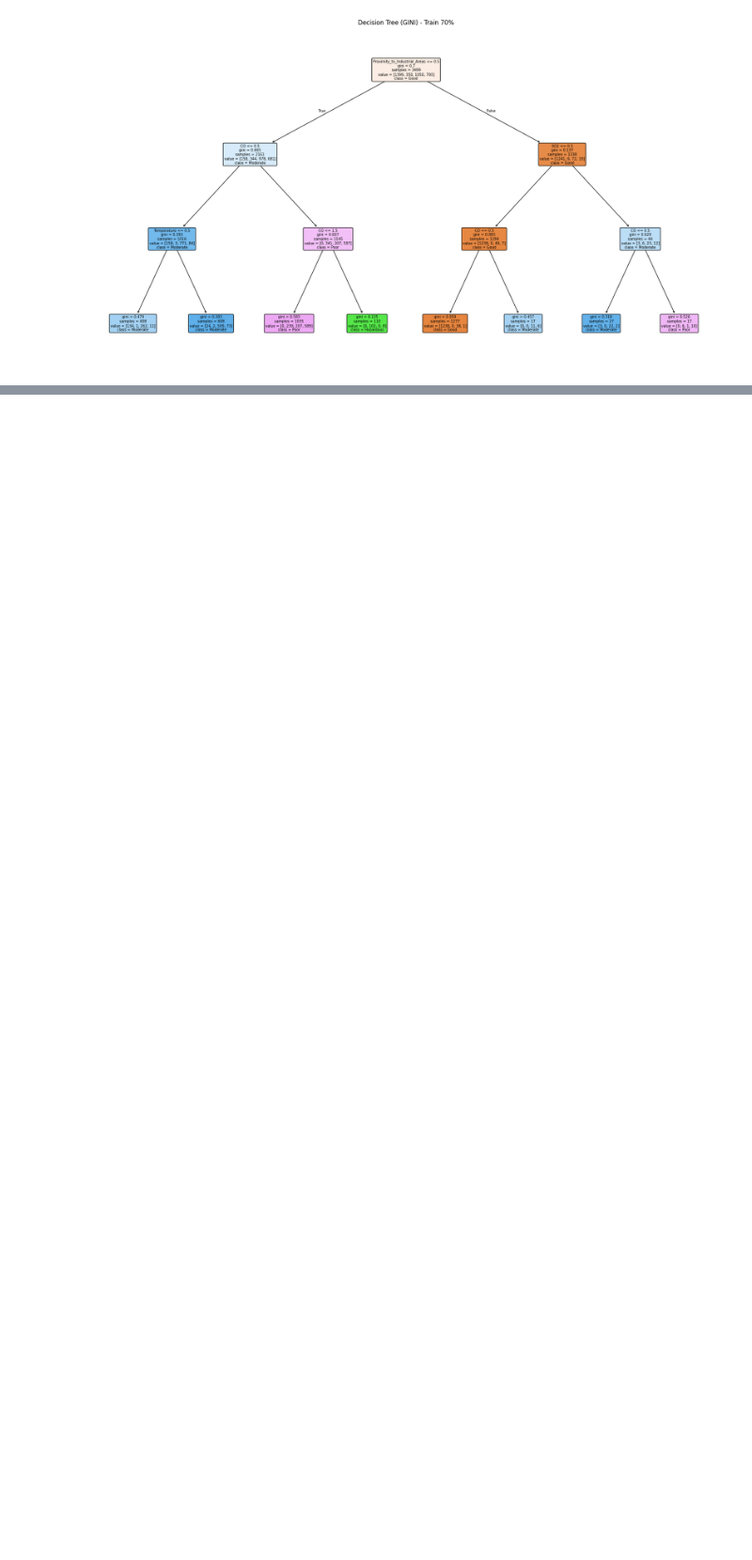
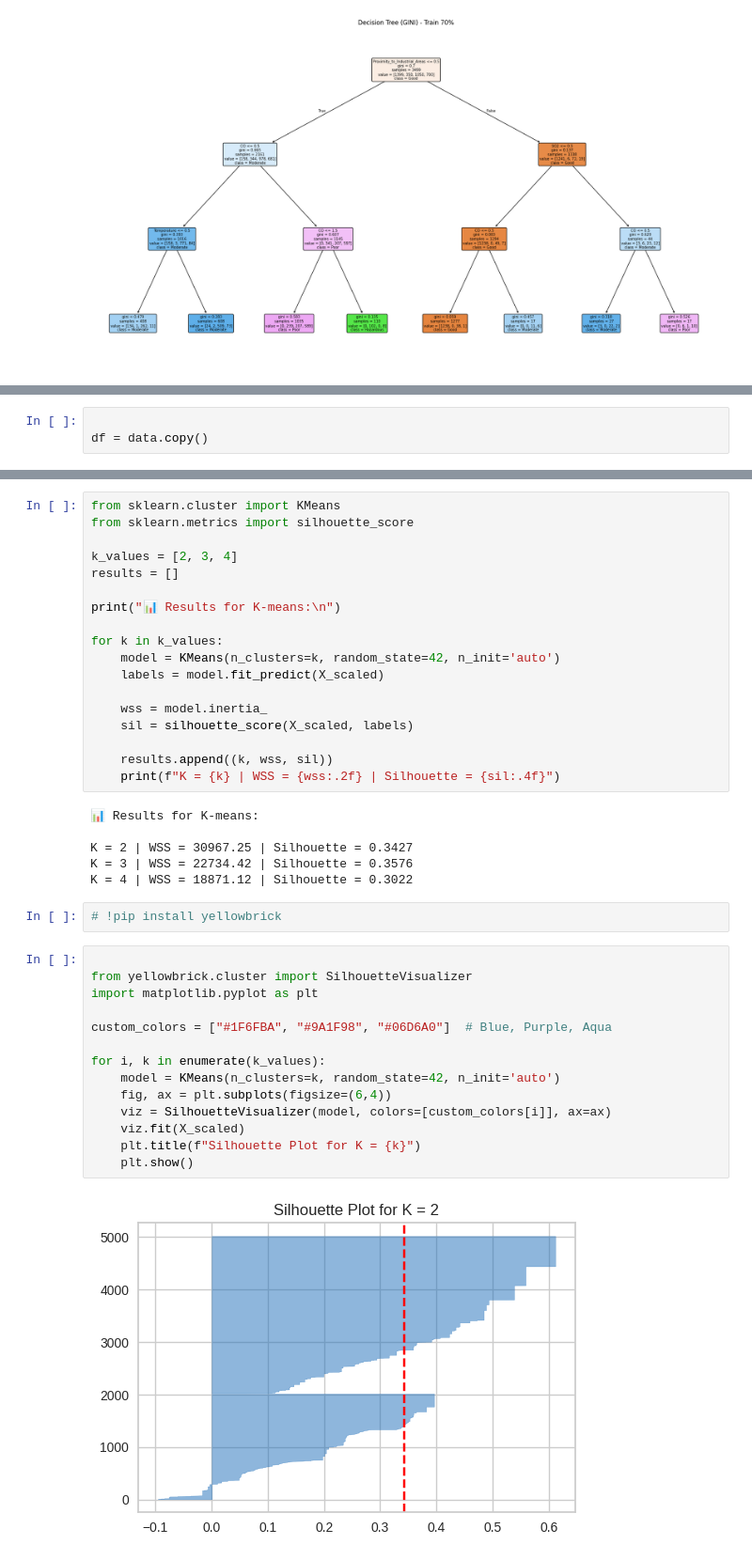
Before and after one commit to AdwaaNasser/DataMiningProject, a Jupyter notebook: Phase3.ipynb, the cells around one changed output, grey strips where cells are left out. Shown at 94% size. Saved outputs shown, nothing was run; the diff lists cells and outputs as text; blank space fills up the shorter version.

```diff
--- a/Phase3.ipynb
+++ b/Phase3.ipynb
@@ -243,0 +246,3 @@ plot_dt("gini", 0.7)
+# %%
+
+df = data.copy()
@@ -243,0 +263,42 @@ plot_dt("gini", 0.7)
+# %%
+from sklearn.cluster import KMeans
+from sklearn.metrics import silhouette_score
+
+k_values = [2, 3, 4]
+results = []
+
+print("📊 Results for K-means:\n")
+
+for k in k_values:
+    model = KMeans(n_clusters=k, random_state=42, n_init='auto')
+    labels = model.fit_predict(X_scaled)
+
+    wss = model.inertia_
+    sil = silhouette_score(X_scaled, labels)
+
+    results.append((k, wss, sil))
+    print(f"K = {k} | WSS = {wss:.2f} | Silhouette = {sil:.4f}")
+# %% [output]
+📊 Results for K-means:
+
+K = 2 | WSS = 30967.25 | Silhouette = 0.3427
+K = 3 | WSS = 22734.42 | Silhouette = 0.3576
+K = 4 | WSS = 18871.12 | Silhouette = 0.3022
+# %%
+# !pip install yellowbrick
+# %%
+
+from yellowbrick.cluster import SilhouetteVisualizer
+import matplotlib.pyplot as plt
+
+custom_colors = ["#1F6FBA", "#9A1F98", "#06D6A0"]  # Blue, Purple, Aqua
+
+for i, k in enumerate(k_values):
+    model = KMeans(n_clusters=k, random_state=42, n_init='auto')
+    fig, ax = plt.subplots(figsize=(6,4))
+    viz = SilhouetteVisualizer(model, colors=[custom_colors[i]], ax=ax)
+    viz.fit(X_scaled)
+    plt.title(f"Silhouette Plot for K = {k}")
+    plt.show()
+# %% [output]
+[figure, added]
```
Also changed, not shown: parts of 12 cells of this notebook.
